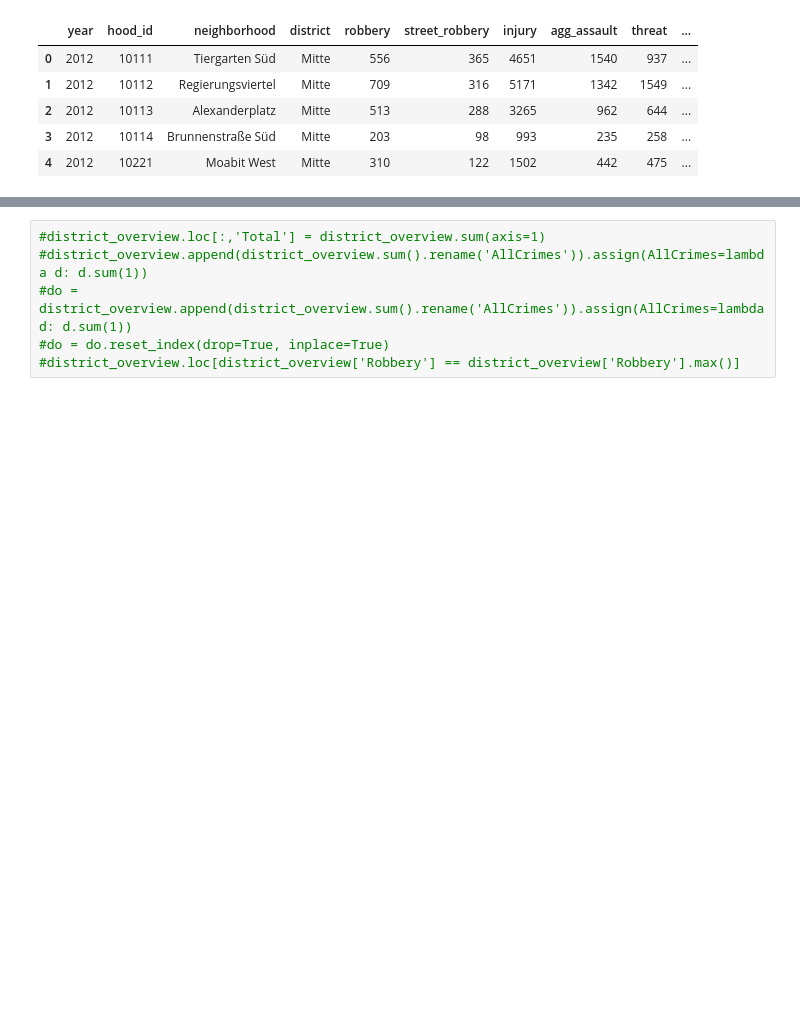
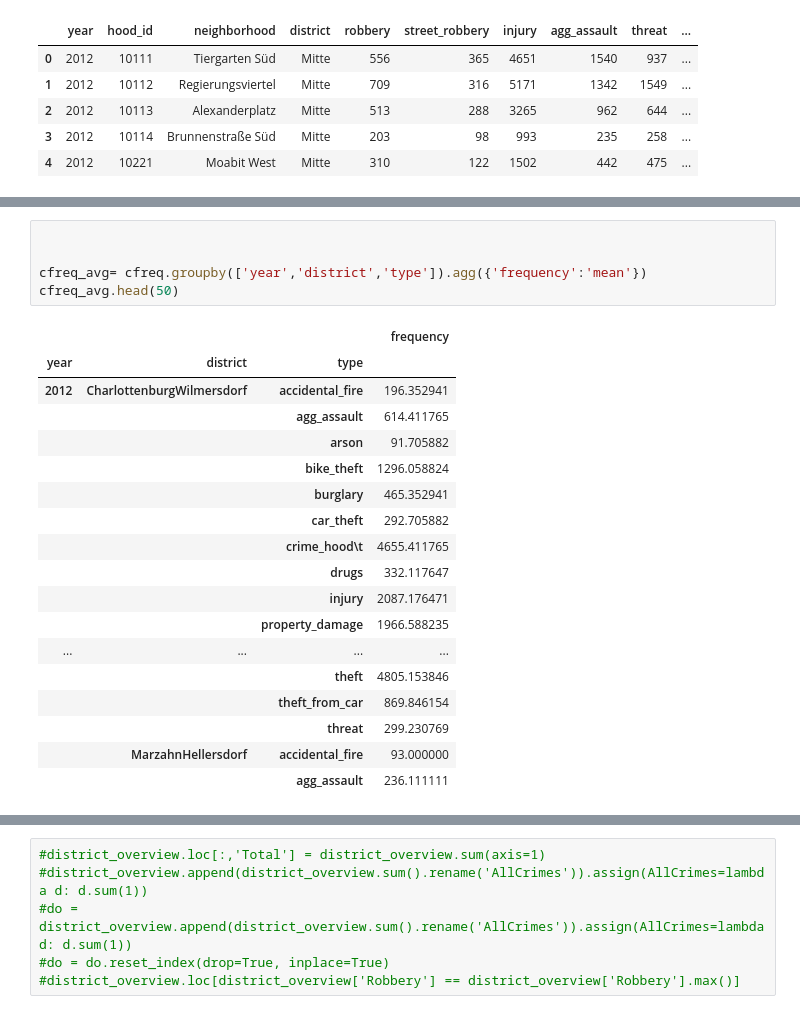
Before and after one commit to MilVas/Week-6-Project-Berlin-Crime, a Jupyter notebook: Milena.ipynb, the cells around one changed output, grey strips where cells are left out. Drawn from its saved outputs; the diff is of its cells as text; blank space fills up the shorter version.

```diff
--- a/Milena.ipynb
+++ b/Milena.ipynb
@@ -325,0 +428,24 @@ crime_freq.head()
+# %%
+
+
+cfreq_avg= cfreq.groupby(['year','district','type']).agg({'frequency':'mean'})
+cfreq_avg.head(50)
+# %% [output]
+|  |  |  | frequency |
+| year | district | type |  |
+| 2012 | CharlottenburgWilmersdorf | accidental_fire | 196.352941 |
+|  |  | agg_assault | 614.411765 |
+|  |  | arson | 91.705882 |
+|  |  | bike_theft | 1296.058824 |
+|  |  | burglary | 465.352941 |
+|  |  | car_theft | 292.705882 |
+|  |  | crime_hood\t | 4655.411765 |
+|  |  | drugs | 332.117647 |
+|  |  | injury | 2087.176471 |
+|  |  | property_damage | 1966.588235 |
+| ... | ... | ... | ... |
+|  |  | theft | 4805.153846 |
+|  |  | theft_from_car | 869.846154 |
+|  |  | threat | 299.230769 |
+|  | MarzahnHellersdorf | accidental_fire | 93.000000 |
+|  |  | agg_assault | 236.111111 |
```
Also changed, not shown: parts of 10 cells of this notebook, 1 other file.
